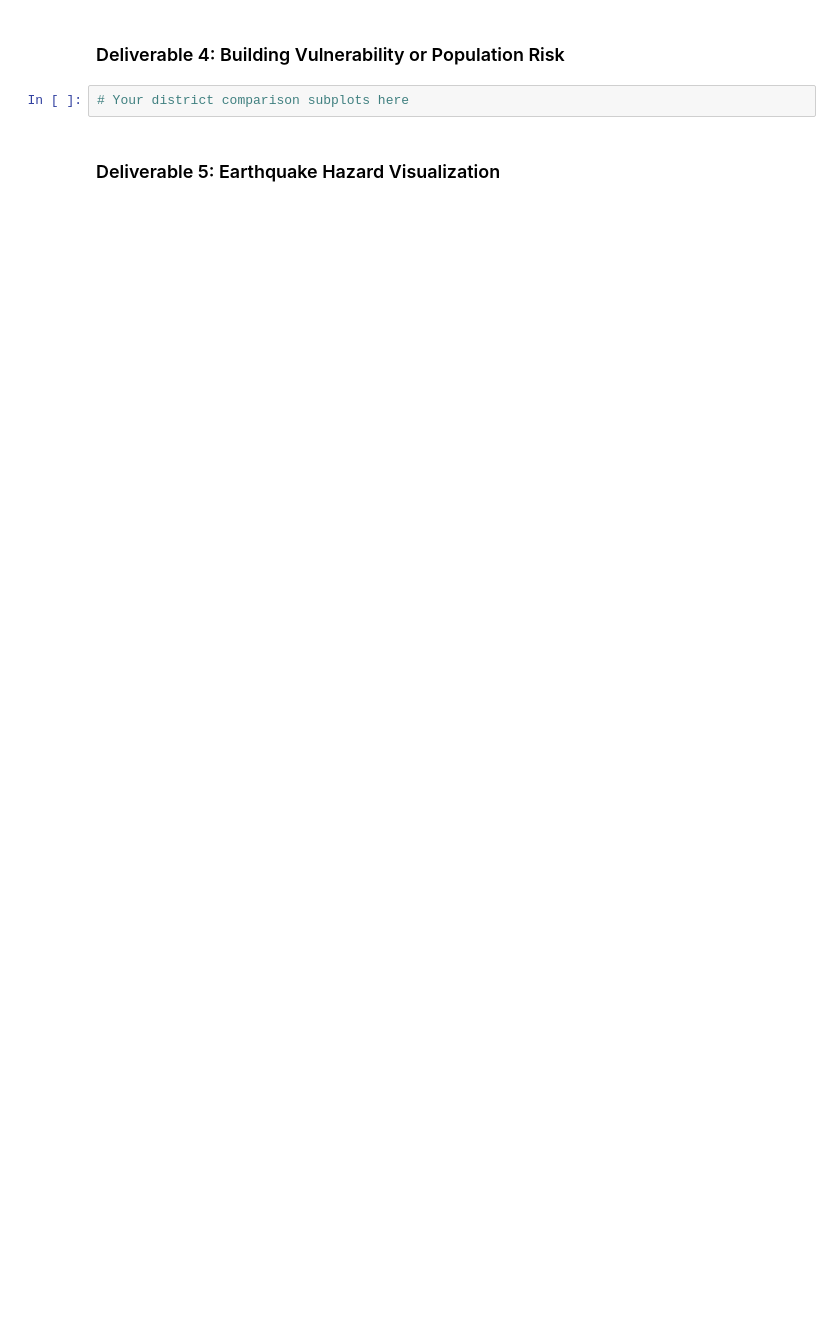
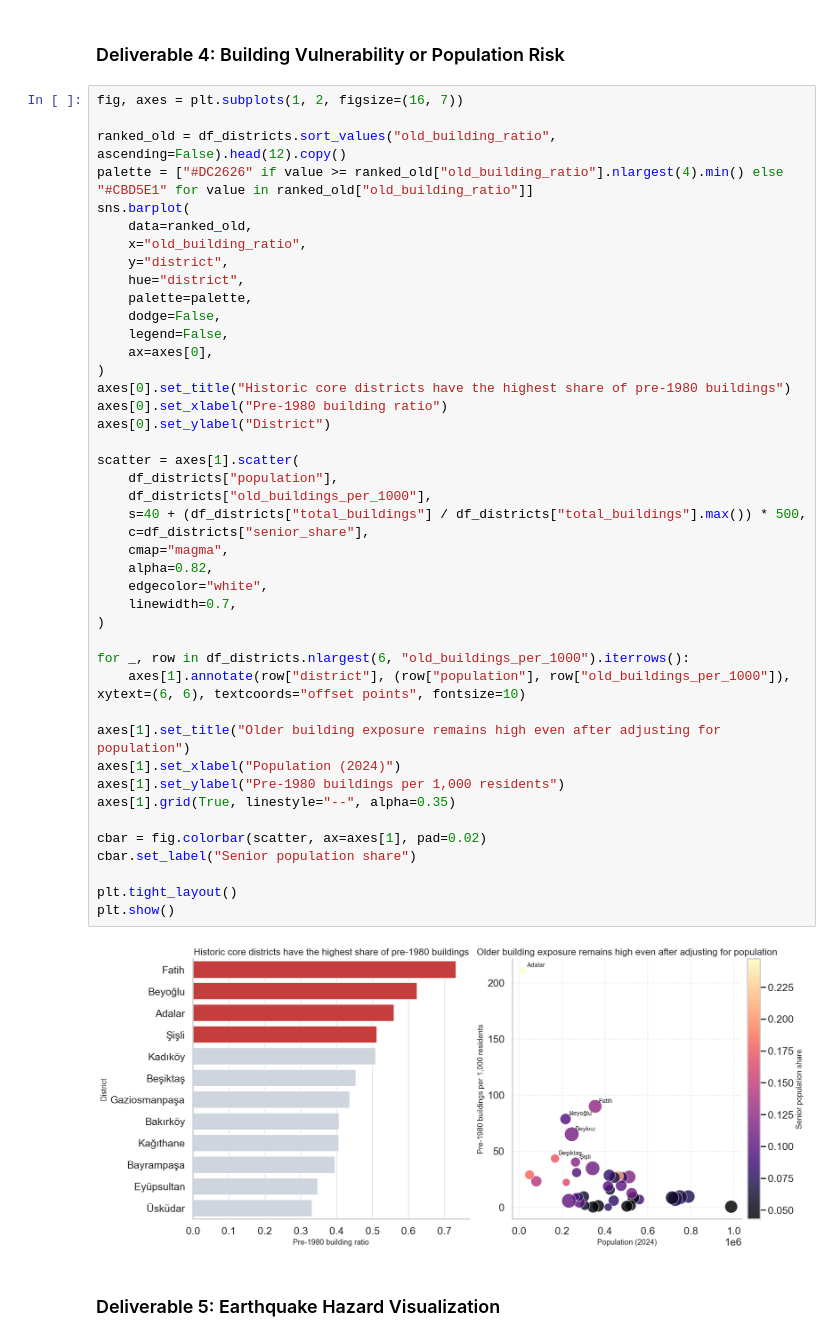
Before and after one commit to boralitost/CE49X, a Jupyter notebook: Week04_Matplotlib_Visualization/lab/Lab04_Istanbul_Earthquake_Risk_Dashboard.ipynb, the cells around one changed output. Saved outputs shown, nothing was run; the diff lists cells and outputs as text; blank space fills up the shorter version.

```diff
--- a/Week04_Matplotlib_Visualization/lab/Lab04_Istanbul_Earthquake_Risk_Dashboard.ipynb
+++ b/Week04_Matplotlib_Visualization/lab/Lab04_Istanbul_Earthquake_Risk_Dashboard.ipynb
@@ -344,7 +698,50 @@ plt.rcParams['font.size'] = 12
 # %% [markdown]
 ### Deliverable 4: Building Vulnerability or Population Risk
 # %%
-# Your district comparison subplots here
+fig, axes = plt.subplots(1, 2, figsize=(16, 7))
+
+ranked_old = df_districts.sort_values("old_building_ratio", ascending=False).head(12).copy()
+palette = ["#DC2626" if value >= ranked_old["old_building_ratio"].nlargest(4).min() else "#CBD5E1" for value in ranked_old["old_building_ratio"]]
+sns.barplot(
+    data=ranked_old,
+    x="old_building_ratio",
+    y="district",
+    hue="district",
+    palette=palette,
+    dodge=False,
+    legend=False,
+    ax=axes[0],
+)
+axes[0].set_title("Historic core districts have the highest share of pre-1980 buildings")
+axes[0].set_xlabel("Pre-1980 building ratio")
+axes[0].set_ylabel("District")
+
+scatter = axes[1].scatter(
+    df_districts["population"],
+    df_districts["old_buildings_per_1000"],
+    s=40 + (df_districts["total_buildings"] / df_districts["total_buildings"].max()) * 500,
+    c=df_districts["senior_share"],
+    cmap="magma",
+    alpha=0.82,
+    edgecolor="white",
+    linewidth=0.7,
+)
+
+for _, row in df_districts.nlargest(6, "old_buildings_per_1000").iterrows():
+    axes[1].annotate(row["district"], (row["population"], row["old_buildings_per_1000"]), xytext=(6, 6), textcoords="offset points", fontsize=10)
+
+axes[1].set_title("Older building exposure remains high even after adjusting for population")
+axes[1].set_xlabel("Population (2024)")
+axes[1].set_ylabel("Pre-1980 buildings per 1,000 residents")
+axes[1].grid(True, linestyle="--", alpha=0.35)
+
+cbar = fig.colorbar(scatter, ax=axes[1], pad=0.02)
+cbar.set_label("Senior population share")
+
+plt.tight_layout()
+plt.show()
+# %% [output]
+[figure, added]
 # %% [markdown]
 ### Deliverable 5: Earthquake Hazard Visualization
 # %%
```
Also changed, not shown: parts of 9 cells of this notebook, 7 other files.
